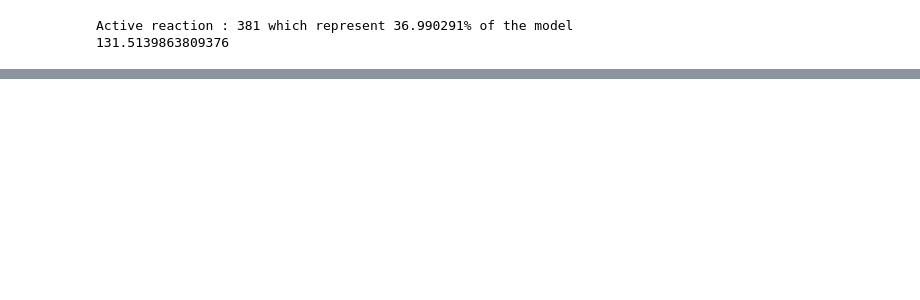
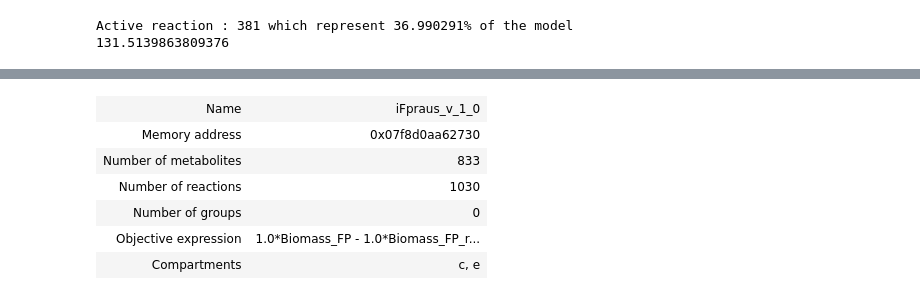
Before and after one commit to PrabJ/Flux_Balance_F_Prausnitzii, a Jupyter notebook: Metabolic_flux.ipynb, the cells around one changed output, grey strips where cells are left out. Cells and saved outputs as stored; diff of their text form; code cells hidden in the pictures; blank space fills up the shorter version.

```diff
--- a/Metabolic_flux.ipynb
+++ b/Metabolic_flux.ipynb
@@ -367,0 +440,10 @@ dtype: float64
+# %%
+model.copy()
+# %% [output]
+| Name | iFpraus_v_1_0 |
+| Memory address | 0x07f8d0aa62730 |
+| Number of metabolites | 833 |
+| Number of reactions | 1030 |
+| Number of groups | 0 |
+| Objective expression | 1.0*Biomass_FP - 1.0*Biomass_FP_r... |
+| Compartments | c, e |
```
Also changed, not shown: parts of 10 cells of this notebook, 1 other file.
